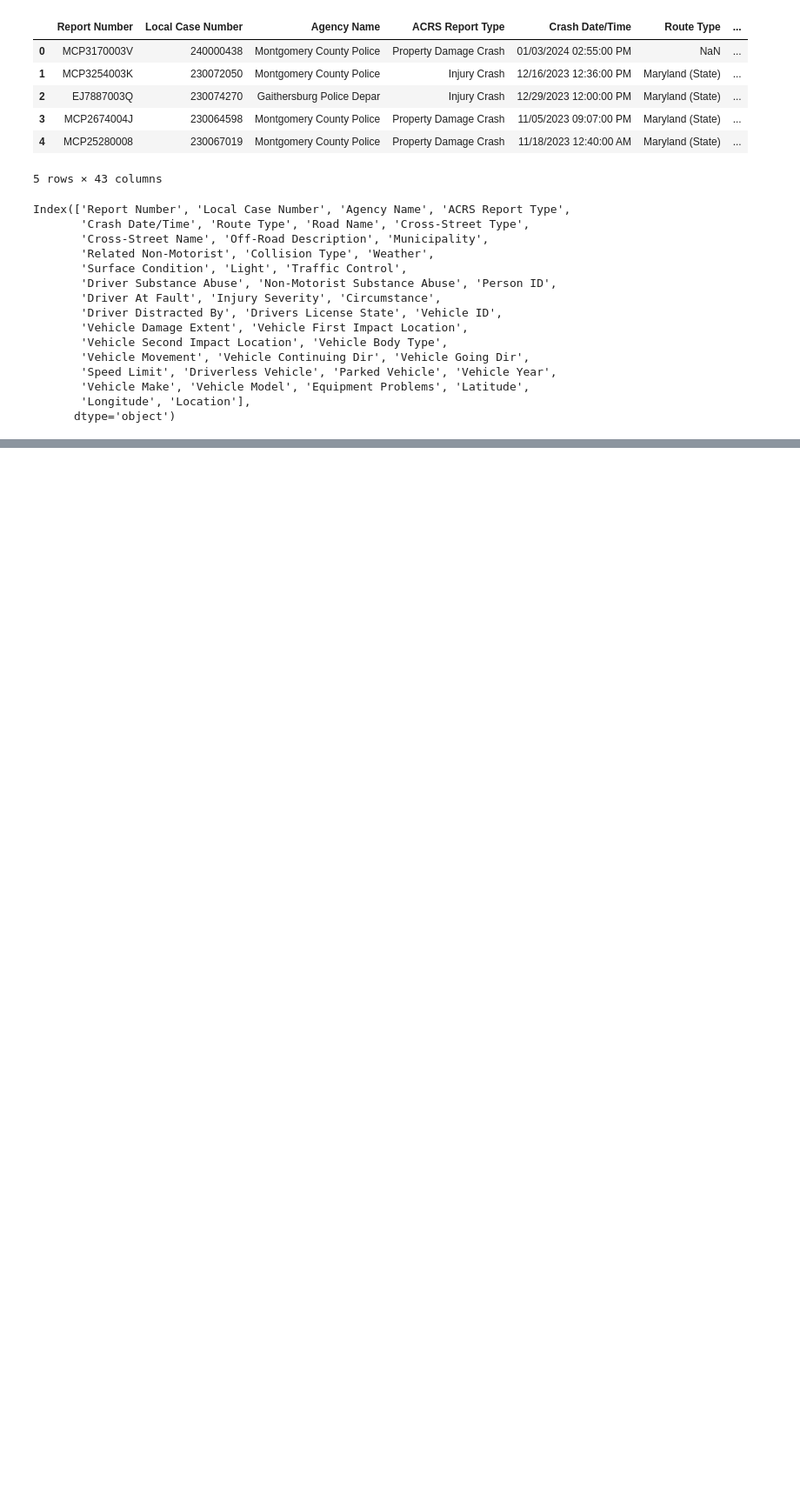
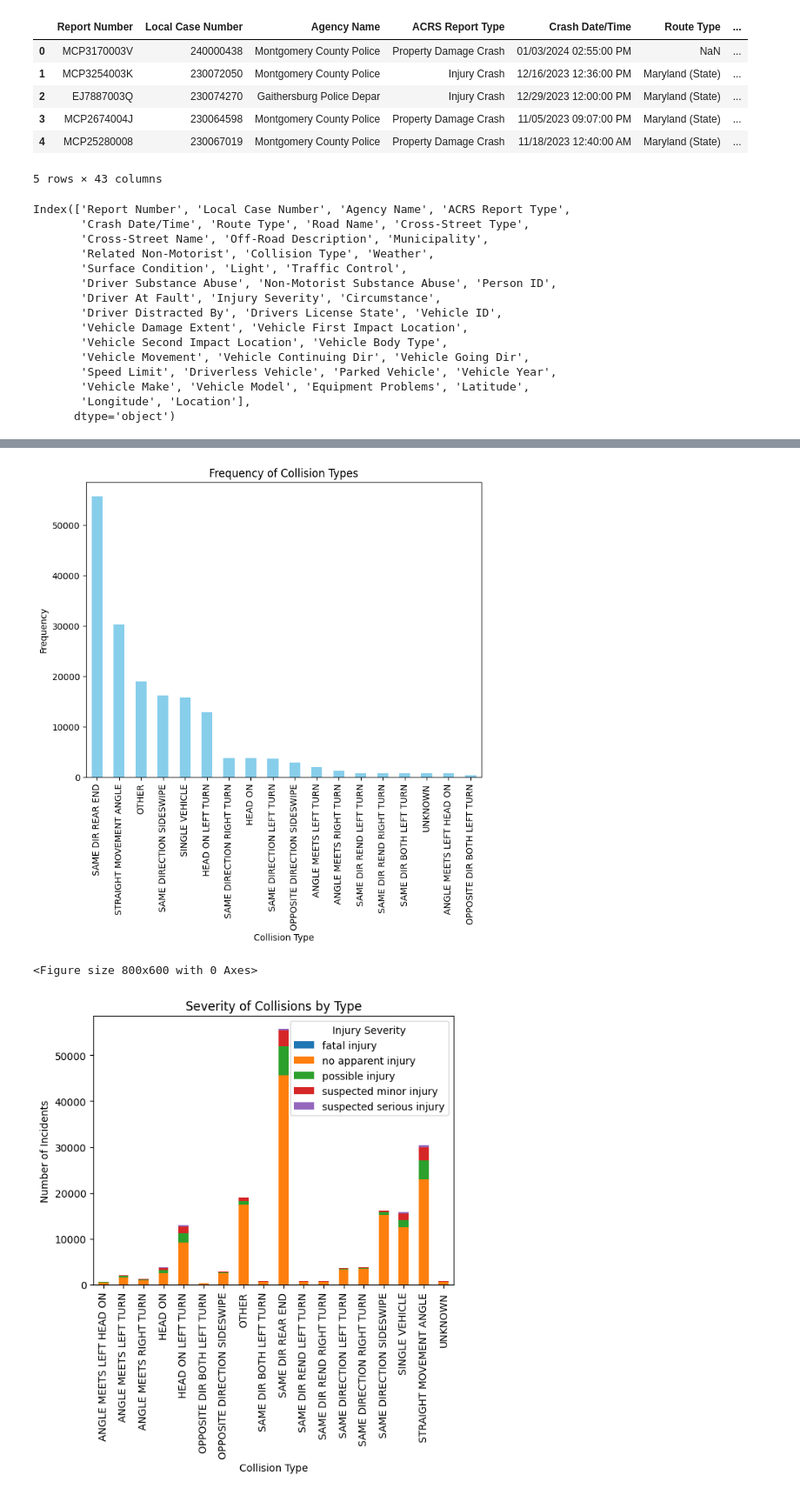
Before and after one commit to ris3abh/Collisions_prediction, a Jupyter notebook: code/RG_EDA.ipynb, the cells around one changed output, grey strips where cells are left out. Shown: that part at 87% size. Drawn from its saved outputs; the diff is of its cells as text; code cells hidden in the pictures; blank space fills up the shorter version.

```diff
--- a/code/RG_EDA.ipynb
+++ b/code/RG_EDA.ipynb
@@ -87,0 +109,26 @@ plt.show()
+# %%
+# Frequency of collision types
+collision_counts = df['Collision Type'].value_counts()
+
+# Severity within collision types
+collision_severity = df.groupby(['Collision Type', 'Injury Severity']).size().unstack().fillna(0)
+
+# Plotting
+plt.figure(figsize=(8, 6))
+collision_counts.plot(kind='bar', color='skyblue')
+plt.title('Frequency of Collision Types')
+plt.xlabel('Collision Type')
+plt.ylabel('Frequency')
+plt.show()
+
+plt.figure(figsize=(8, 6))
+collision_severity.plot(kind='bar', stacked=True)
+plt.title('Severity of Collisions by Type')
+plt.xlabel('Collision Type')
+plt.ylabel('Number of Incidents')
+plt.legend(title='Injury Severity')
+plt.show()
+# %% [output]
+[figure, added]
+<Figure size 800x600 with 0 Axes>
+[figure, added]
```
Also changed, not shown: parts of 17 cells of this notebook.
